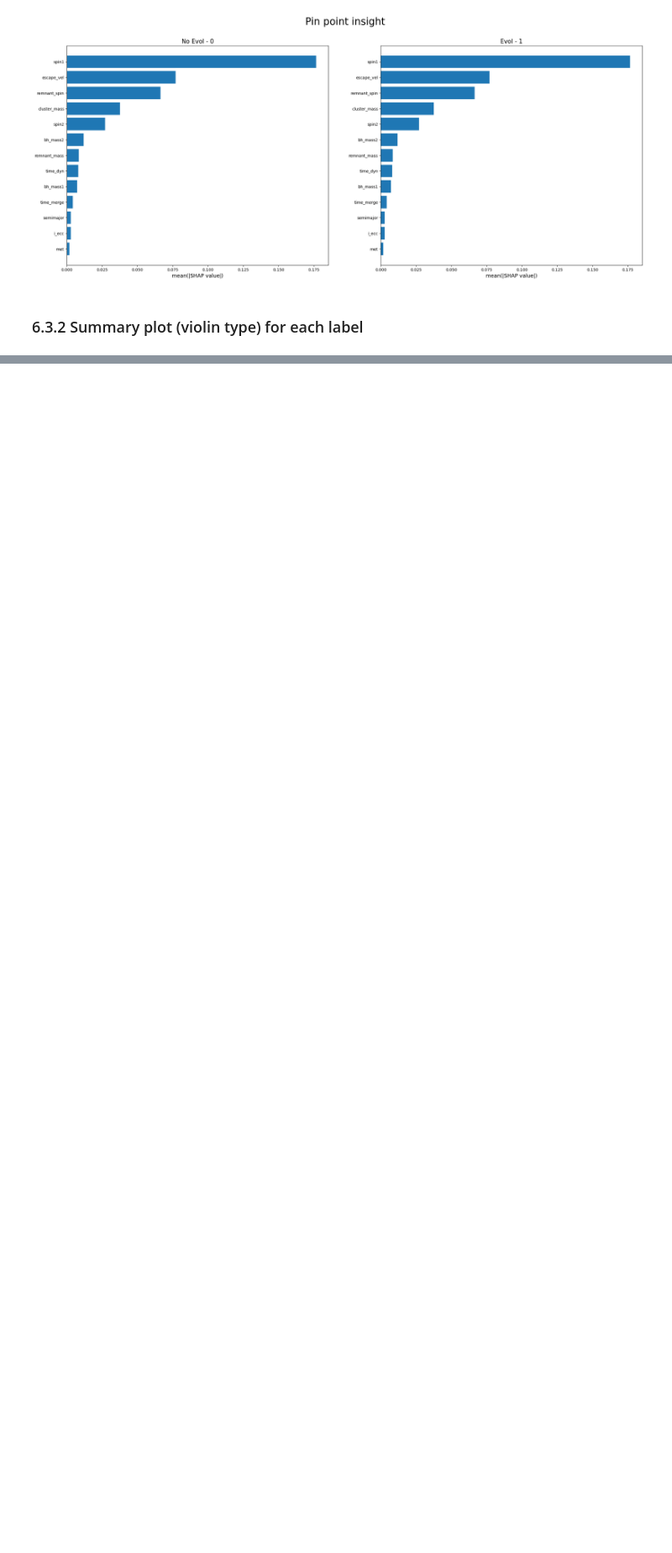
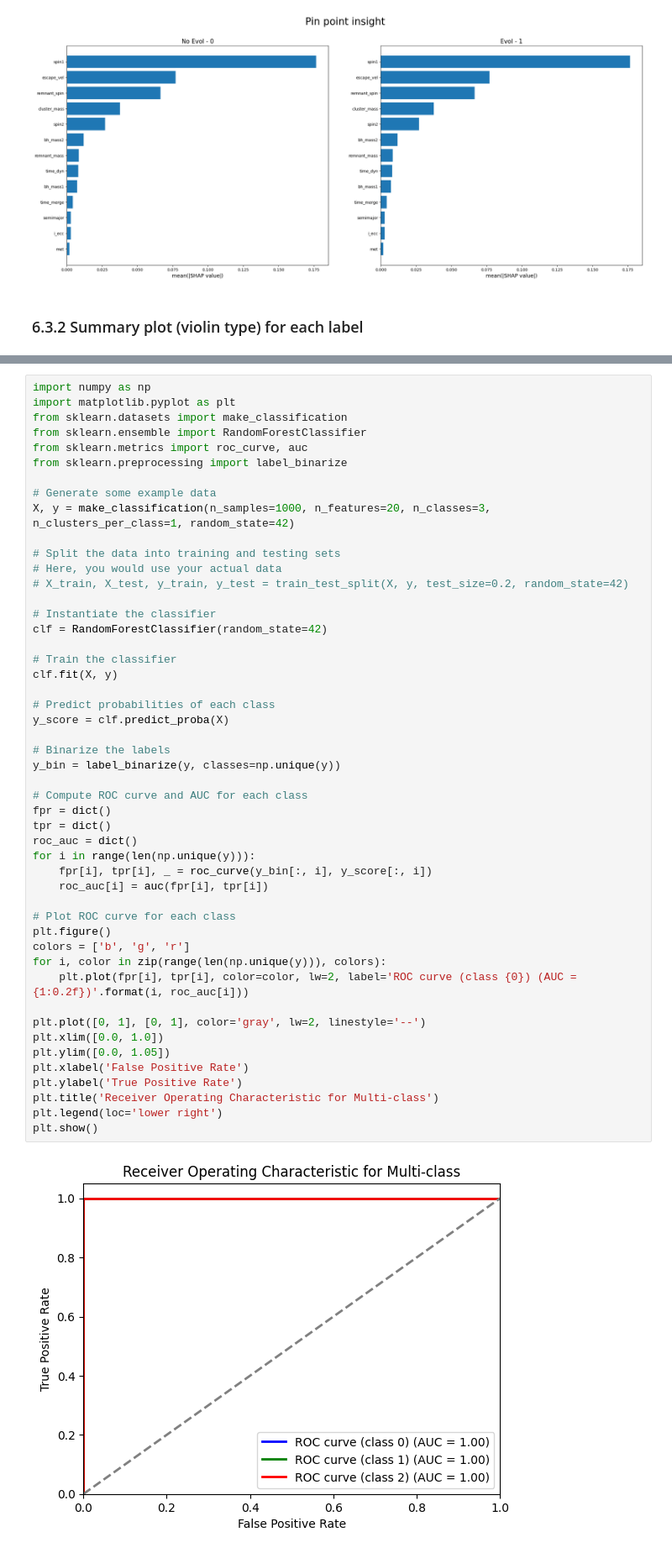
Before and after one commit to Berto70/hm_bbh, a Jupyter notebook: group_07_2324.ipynb, the cells around one changed output, grey strips where cells are left out. Shown at 84% size. Drawn from its saved outputs; the diff is of its cells as text; blank space fills up the shorter version.

```diff
--- a/group_07_2324.ipynb
+++ b/group_07_2324.ipynb
@@ -875,3 +887,54 @@ h.plot_shap_bar(shap_values=ngen_shap_values, X=X_ngen_RF)
 h.plot_shap_violin(shap_values=ngen_shap_values, data=X_test_ngen_RF, X=X_ngen_RF, n_sample=None)
 # %% [output]
 [figure]
+# %%
+import numpy as np
+import matplotlib.pyplot as plt
+from sklearn.datasets import make_classification
+from sklearn.ensemble import RandomForestClassifier
+from sklearn.metrics import roc_curve, auc
+from sklearn.preprocessing import label_binarize
+
+# Generate some example data
+X, y = make_classification(n_samples=1000, n_features=20, n_classes=3, n_clusters_per_class=1, random_state=42)
+
+# Split the data into training and testing sets
+# Here, you would use your actual data
+# X_train, X_test, y_train, y_test = train_test_split(X, y, test_size=0.2, random_state=42)
+
+# Instantiate the classifier
+clf = RandomForestClassifier(random_state=42)
+
+# Train the classifier
+clf.fit(X, y)
+
+# Predict probabilities of each class
+y_score = clf.predict_proba(X)
+
+# Binarize the labels
+y_bin = label_binarize(y, classes=np.unique(y))
+
+# Compute ROC curve and AUC for each class
+fpr = dict()
+tpr = dict()
+roc_auc = dict()
+for i in range(len(np.unique(y))):
+    fpr[i], tpr[i], _ = roc_curve(y_bin[:, i], y_score[:, i])
+    roc_auc[i] = auc(fpr[i], tpr[i])
+
+# Plot ROC curve for each class
+plt.figure()
+colors = ['b', 'g', 'r']
+for i, color in zip(range(len(np.unique(y))), colors):
+    plt.plot(fpr[i], tpr[i], color=color, lw=2, label='ROC curve (class {0}) (AUC = {1:0.2f})'.format(i, roc_auc[i]))
+
+plt.plot([0, 1], [0, 1], color='gray', lw=2, linestyle='--')
+plt.xlim([0.0, 1.0])
+plt.ylim([0.0, 1.05])
+plt.xlabel('False Positive Rate')
+plt.ylabel('True Positive Rate')
+plt.title('Receiver Operating Characteristic for Multi-class')
+plt.legend(loc='lower right')
+plt.show()
+# %% [output]
+[figure, added]
```
Also changed, not shown: parts of 7 cells of this notebook.
